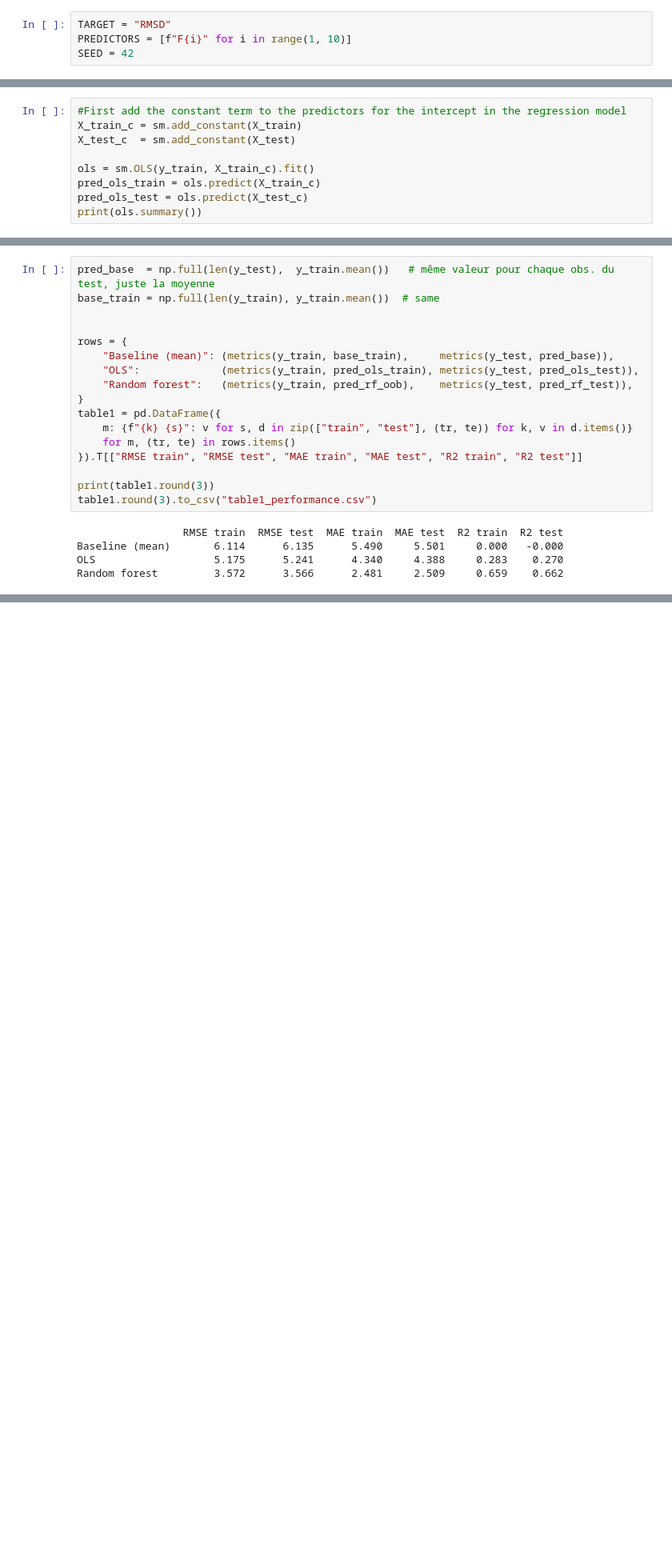
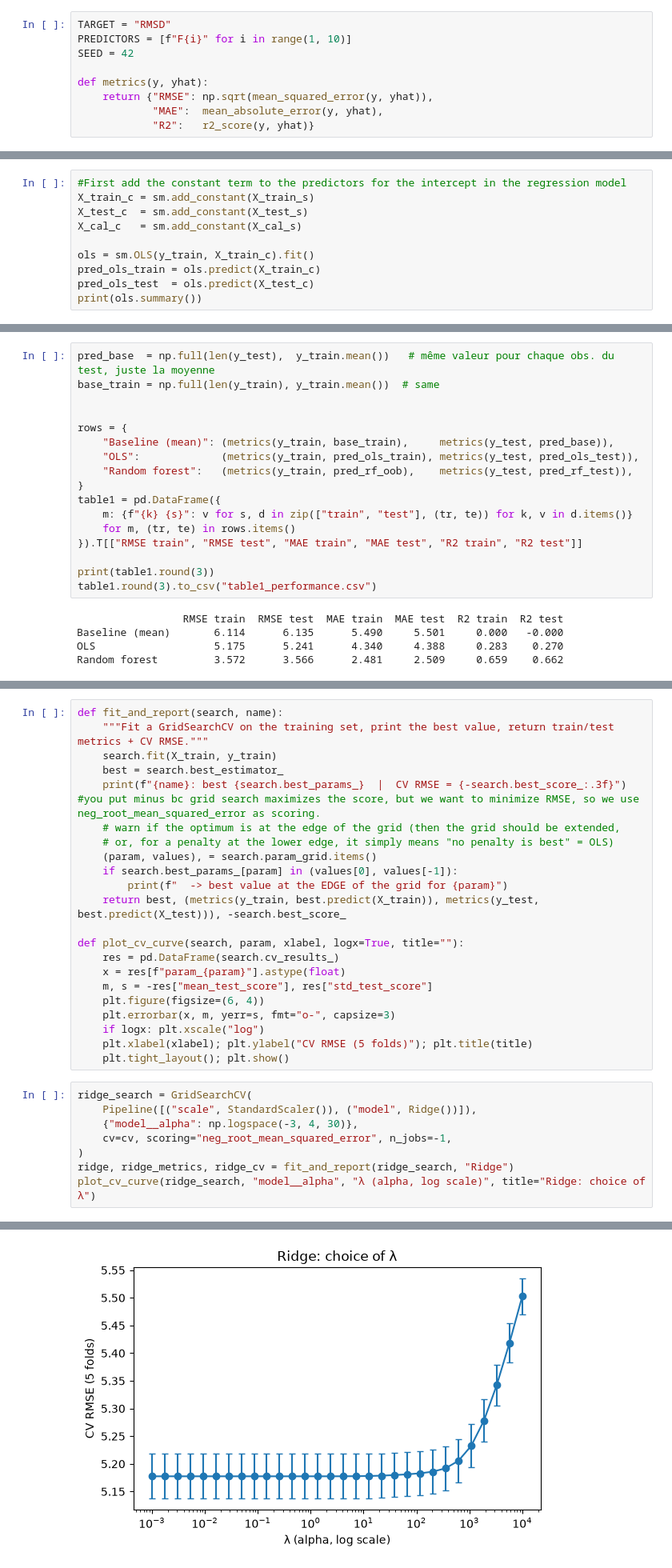
Before and after one commit to leamarcanthea/ML_midterm_project, a Jupyter notebook: main.ipynb, the cells around one changed output, grey strips where cells are left out. Shown at 80% size. Saved outputs shown, nothing was run; the diff lists cells and outputs as text; blank space fills up the shorter version.

Commit message:
conformal predictions and annexes

```diff
--- a/main.ipynb
+++ b/main.ipynb
@@ -33,6 +40,11 @@ print(df.shape)                         # expect (45730, 10)
 TARGET = "RMSD"
 PREDICTORS = [f"F{i}" for i in range(1, 10)]
 SEED = 42
+
+def metrics(y, yhat):
+    return {"RMSE": np.sqrt(mean_squared_error(y, yhat)),
+            "MAE":  mean_absolute_error(y, yhat),
+            "R2":   r2_score(y, yhat)}
 # %% [markdown]
 ## Split the data
 # %%
@@ -65,12 +85,13 @@ test         n =   9146   mean RMSD = 7.734
 ## OLS
 # %%
 #First add the constant term to the predictors for the intercept in the regression model
-X_train_c = sm.add_constant(X_train)
-X_test_c  = sm.add_constant(X_test)
+X_train_c = sm.add_constant(X_train_s)
+X_test_c  = sm.add_constant(X_test_s)
+X_cal_c   = sm.add_constant(X_cal_s)
 
 ols = sm.OLS(y_train, X_train_c).fit()
 pred_ols_train = ols.predict(X_train_c)
-pred_ols_test = ols.predict(X_test_c)
+pred_ols_test  = ols.predict(X_test_c)
 print(ols.summary())
 # %% [output]
                             OLS Regression Results
@@ -390,0 +414,31 @@ Random forest         3.572      3.566      2.481     2.509     0.659    0.662
+# %%
+def fit_and_report(search, name):
+    """Fit a GridSearchCV on the training set, print the best value, return train/test metrics + CV RMSE."""
+    search.fit(X_train, y_train)
+    best = search.best_estimator_
+    print(f"{name}: best {search.best_params_}  |  CV RMSE = {-search.best_score_:.3f}") #you put minus bc grid search maximizes the score, but we want to minimize RMSE, so we use neg_root_mean_squared_error as scoring.
+    # warn if the optimum is at the edge of the grid (then the grid should be extended,
+    # or, for a penalty at the lower edge, it simply means "no penalty is best" = OLS)
+    (param, values), = search.param_grid.items()
+    if search.best_params_[param] in (values[0], values[-1]):
+        print(f"  -> best value at the EDGE of the grid for {param}")
+    return best, (metrics(y_train, best.predict(X_train)), metrics(y_test, best.predict(X_test))), -search.best_score_
+
+def plot_cv_curve(search, param, xlabel, logx=True, title=""):
+    res = pd.DataFrame(search.cv_results_)
+    x = res[f"param_{param}"].astype(float)
+    m, s = -res["mean_test_score"], res["std_test_score"]
+    plt.figure(figsize=(6, 4))
+    plt.errorbar(x, m, yerr=s, fmt="o-", capsize=3)
+    if logx: plt.xscale("log")
+    plt.xlabel(xlabel); plt.ylabel("CV RMSE (5 folds)"); plt.title(title)
+    plt.tight_layout(); plt.show()
+# %%
+ridge_search = GridSearchCV(
+    Pipeline([("scale", StandardScaler()), ("model", Ridge())]),
+    {"model__alpha": np.logspace(-3, 4, 30)},
+    cv=cv, scoring="neg_root_mean_squared_error", n_jobs=-1,
+)
+ridge, ridge_metrics, ridge_cv = fit_and_report(ridge_search, "Ridge")
+plot_cv_curve(ridge_search, "model__alpha", "λ (alpha, log scale)", title="Ridge: choice of λ")
+# %% [output]
@@ -390,0 +446 @@ Random forest         3.572      3.566      2.481     2.509     0.659    0.662
+[figure, added]
```
Also changed, not shown: parts of 8 cells of this notebook, 26 other files.
